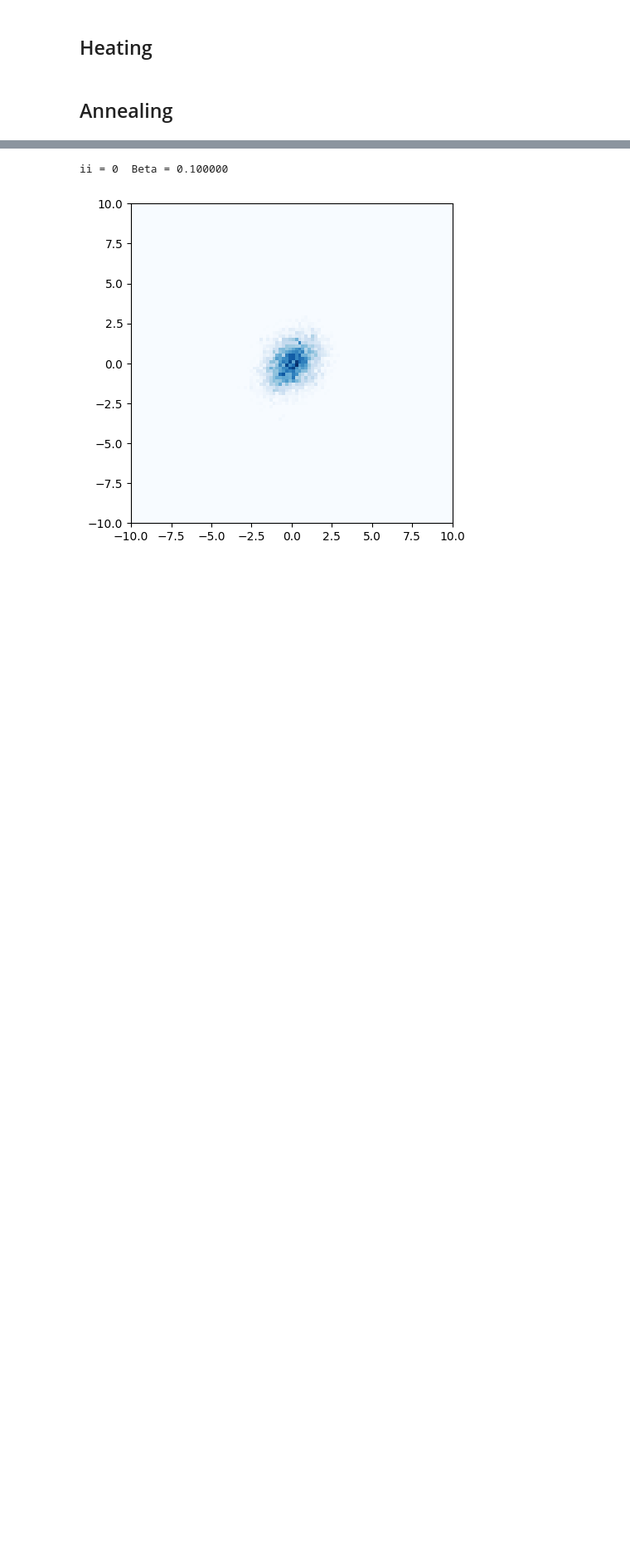
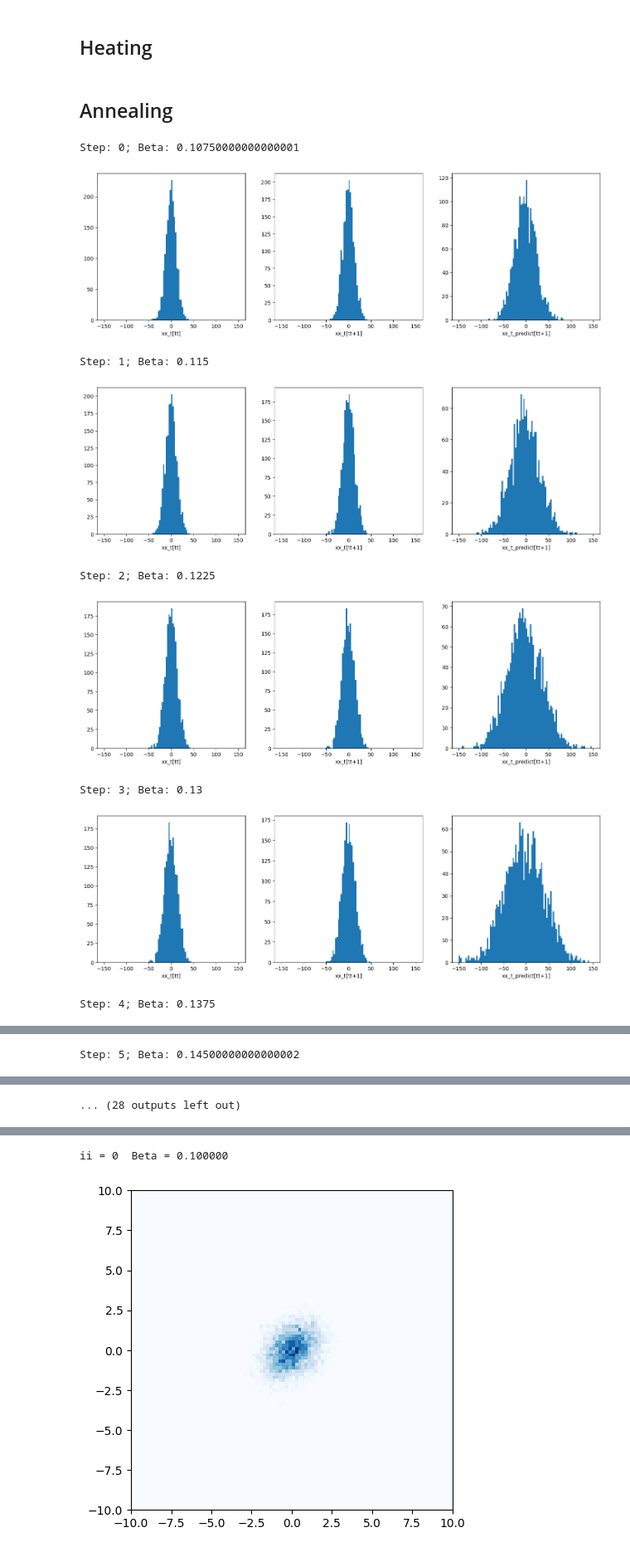
Before and after one commit to tuoping/alchemicalFES, a Jupyter notebook: testTempDiffusion_SF.ipynb, the cells around one changed output, grey strips where cells are left out. Shown at 83% size. Drawn from its saved outputs; the diff is of its cells as text; code cells hidden in the pictures; blank space fills up the shorter version.

Commit message:
UnetRes

```diff
--- a/testTempDiffusion_SF.ipynb
+++ b/testTempDiffusion_SF.ipynb
@@ -3,7 +3,7 @@ import scipy
 import os
 import numpy as np
 import matplotlib.pyplot as plt
-seq_dim=(6,6)
+seq_dim=(8,8)
 # %%
 font={'family':'serif',
       # 'style':'italic',  # 斜体
@@ -384,7 +384,7 @@ def cfm_loss(model, samples, u_t_label, train=False):
     norm_loss = torch.norm(u_t_label - u_t_model, dim = -1) ** 2 / 2.
     return norm_loss.mean(-1)
 # %%
-dataset = xx3.detach().numpy()
+dataset = xx2.detach().numpy()
 def sample_batch(size):
     # idx = torch.randint(0, len(dataset), (size,))
     # return dataset[idx]
@@ -998,7 +998,7 @@ plt.show()
 # %% [markdown]
 # Flow matching with Gaussian probability path
 # %%
-dataset = xx3.detach().numpy()
+dataset = xx2.detach().numpy()
 def sample_batch(size):
     # idx = torch.randint(0, len(dataset), (size,))
     # return dataset[idx]
@@ -1122,46 +1124,73 @@ mu_0 = 0
 sigma_min = 0.0001
 
 #在格点上产生数据
-NT = 100
+NT = 20
 NS = 2000
 NS_xxtilde = 2000
-xxtilde_t = np.zeros((NT+1, NS, 36))
-xx_t = np.zeros((NT+1, NS, 36))
+xxtilde_t = np.zeros((NT+1, NS, np.prod(seq_dim)))
+xx_t = np.zeros((NT+1, NS, np.prod(seq_dim)))
+xx_t_predict = np.zeros((NT+1, NS, np.prod(seq_dim)))
 # xx_t[0,:,:] = np.random.normal(loc=0.0, scale=1.0, size=(NS,36))
 xx_t[0,:,:] = sample_batch_prior(NS)
+xx_t_predict[0,:,:] = sample_batch_prior(NS)
 # xxtilde_prev = xx_t[0,:,:]
 xxtilde_t[0] = xx_t[0]
 p_t_xx_xxtilde = np.zeros((NT, NS, NS_xxtilde))
 logp_t_xx_xxtilde = np.zeros((NT, NS, NS_xxtilde))
 p_t_xx = np.zeros((NT, NS))
-u_t_xx_xxtilde = np.zeros((NT, NS, NS_xxtilde, 36))
-u_t_xx = np.zeros((NT, NS, 36))
+u_t_xx_xxtilde = np.zeros((NT, NS, NS_xxtilde, np.prod(seq_dim)))
+u_t_xx = np.zeros((NT, NS, np.prod(seq_dim)))
 
+from UnetRes import UNetRes
+device = torch.device('cpu')
+model_u_t = UNetRes(1,1,bilinear=True, time_embed_dim=128)
+model_u_t = model_u_t.to(device)
+model_u_t.load_state_dict(torch.load("ckpt_unetvelocity-epoch36000.pth", map_location='cpu'))
 # ising_t = Ising(6,2,0.25)
 for tt in range(NT):
-    beta_tt = 0.1+((0.4-0.1)*(tt+1)/NT)
-    sigma_tt = np.sqrt(2./beta_tt)
-    print('Step: ' + str(tt) + "; Beta: "+str(beta_tt) + "; Sigma: "+str(sigma_tt))
-    ising_t = Ising(6,2,beta_tt)
+    beta_tt = 0.1+((0.25-0.1)*(tt+1)/NT)
+    # sigma_tt = np.sqrt(2./beta_tt)
+    print('Step: ' + str(tt) + "; Beta: "+str(beta_tt))
+    ising_t = Ising(8,2,beta_tt)
 
     # xxtilde = sample_batch(NS_xxtilde)
     if tt == 0:
         xxtilde_t[tt+1] = ising_t.sample(NS_xxtilde, thermalSteps=1000, initial=torch.from_numpy(xxtilde_t[tt]).to(torch.float32)).detach().numpy()
     else:
         xxtilde_t[tt+1] = ising_t.sample(NS_xxtilde, thermalSteps=500, initial=torch.from_numpy(xxtilde_t[tt]).to(torch.float32)).detach().numpy()
     xxtilde = xxtilde_t[tt+1]
 
     plt.figure(figsize=(17,5))
     plt.subplot(131)
     plt.hist(xx_t[tt,:,:].sum(-1),bins=100, range=(-150,150))
     plt.xlabel("xx_t[tt]")
+    # plt.subplot(132)
+    # plt.hist(xxtilde.sum(-1), bins=100, range=(-150,150))
+    # plt.xlabel(r"xxtilde")
+    u_t_xx[tt] = (xxtilde-xx_t[tt])
+    sample_beta_tt = np.ones([NS,1])*beta_tt
+    u_t_precit = model_u_t(torch.from_numpy(xx_t[tt].reshape(NS,1,8,8)).float(), torch.from_numpy(sample_beta_tt).float()).reshape(NS,64)
+    # plt.subplot(133)
+    # plt.scatter(xx_t[tt,:,0], u_t_xx[tt,:,0])
+    # plt.xlabel("x_t[tt]")
+    # plt.ylabel("u_t[tt]")
+
+    xx_t[tt+1,:,:] = xx_t[tt,:,:] + u_t_xx[tt,:,:]
+    xx_t_predict[tt+1,:,:] = xx_t_predict[tt,:,:]+u_t_precit.detach().numpy()
     plt.subplot(132)
-    plt.hist(xxtilde.sum(-1), bins=100, range=(-150,150))
-    plt.xlabel(r"xxtilde")
-    u_t_xx[tt] = (xxtilde-xx_t[tt])*0.15/beta_tt
+    plt.hist(xx_t[tt+1,:,:].sum(-1), bins=100, range=(-150,150))
+    plt.xlabel("xx_t[tt+1]")
     plt.subplot(133)
-    plt.scatter(xx_t[tt,:,0], u_t_xx[tt,:,0])
-    plt.xlabel("x_t[tt]")
-    plt.ylabel("u_t[tt]")
+    plt.hist(xx_t_predict[tt+1,:,:].sum(-1), bins=100, range=(-150,150))
+    plt.xlabel("xx_t_predict[tt+1]")
     plt.show()
-    xx_t[tt+1,:,:] = xx_t[tt,:,:] + u_t_xx[tt,:,:]
+# %% [output]
+Step: 0; Beta: 0.10750000000000001
+[figure, added]
+Step: 1; Beta: 0.115
+[figure, added]
+Step: 2; Beta: 0.1225
+[figure, added]
+Step: 3; Beta: 0.13
+[figure, added]
+Step: 4; Beta: 0.1375
@@ -1167,0 +1198 @@ for tt in range(NT):
+Step: 5; Beta: 0.14500000000000002
@@ -1167,0 +1200 @@ for tt in range(NT):
+... (28 outputs left out)
```
Also changed, not shown: parts of 22 cells of this notebook, 3 other files.
